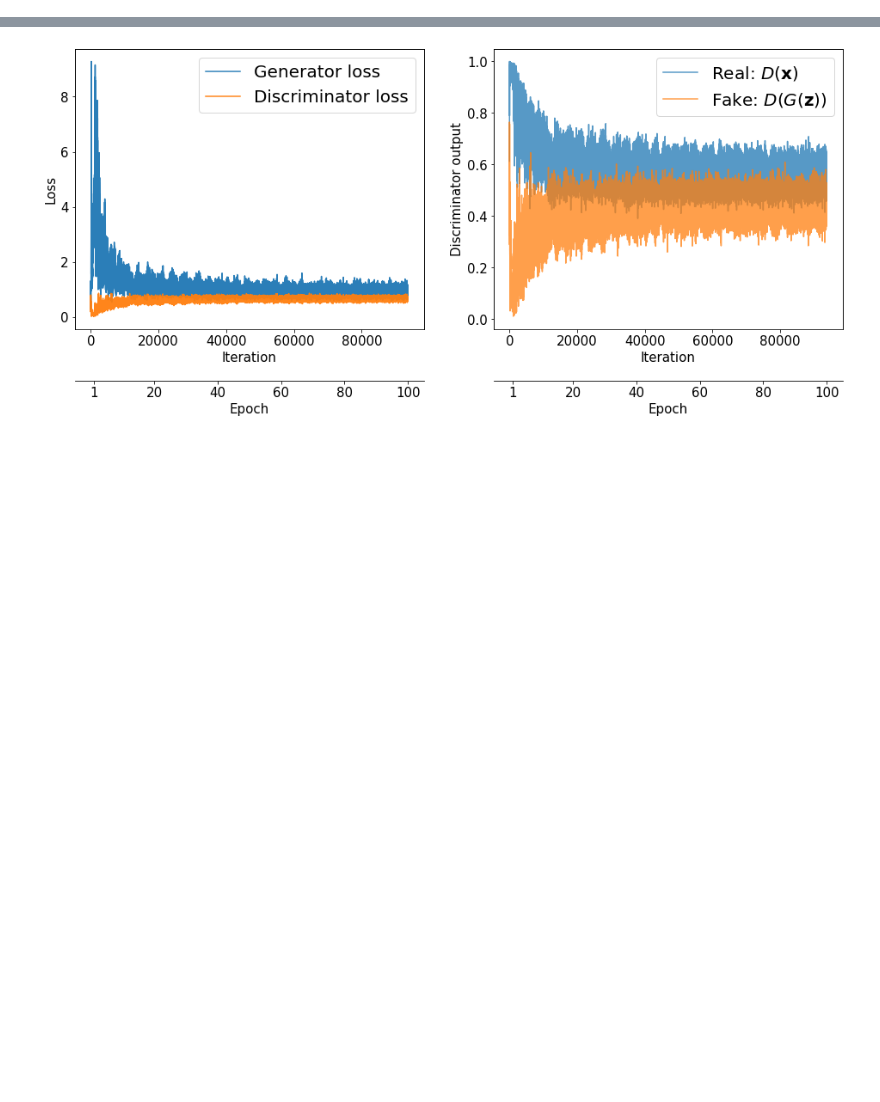
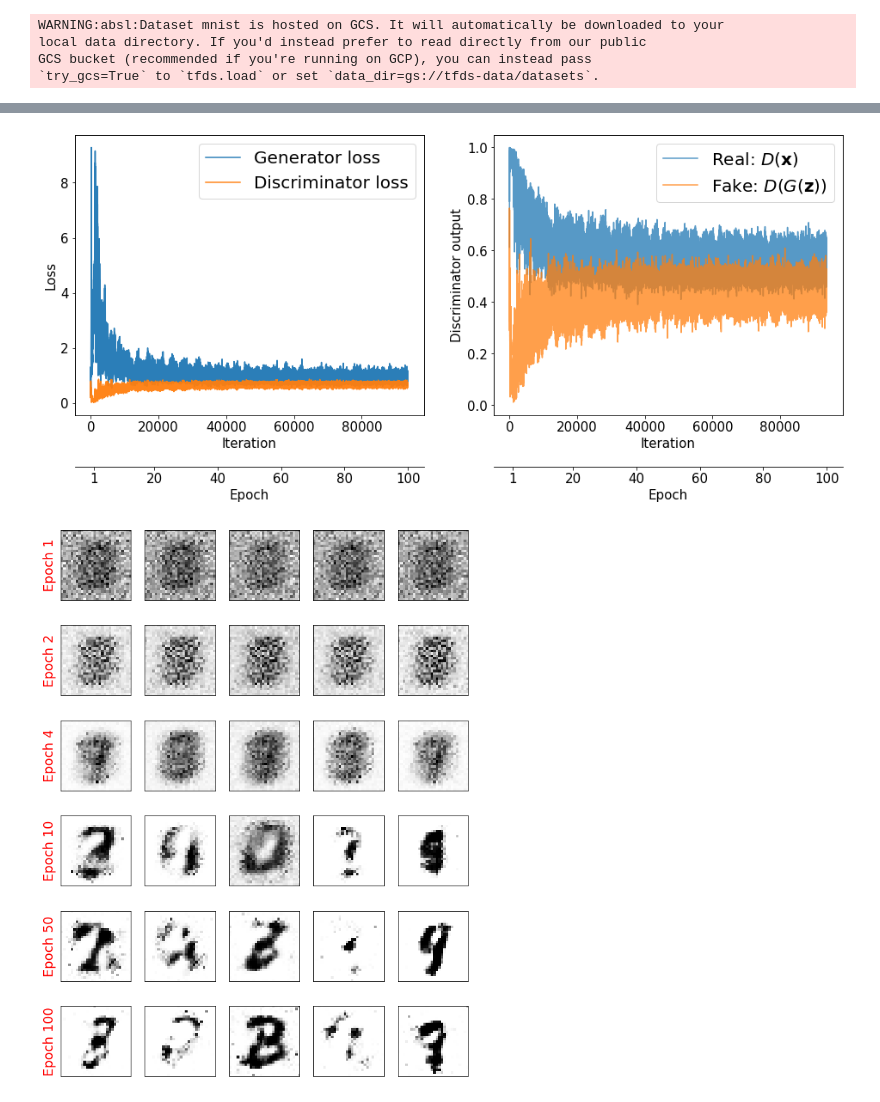
Before and after one commit to hiro1103/scikit-learn-data17, a Jupyter notebook: data17.ipynb, the cells around one changed output, grey strips where cells are left out. Saved outputs shown, nothing was run; the diff lists cells and outputs as text; code cells hidden in the pictures; blank space fills up the shorter version.

```diff
--- a/data17.ipynb
+++ b/data17.ipynb
@@ -1,4 +1,5 @@
 # %%
+from matplotlib import transforms
 import tensorflow as tf
 import tensorflow_datasets as tfds
 import numpy as np
@@ -280,5 +281,25 @@ ax2.set_xlim(ax.get_xlim())
 ax.tick_params(axis='both', which='major', labelsize=15)
 ax2.tick_params(axis='both', which='major', labelsize=15)
 plt.show()
+
+selected_epochs = [1, 2, 4, 10, 50, 100]
+fig = plt.figure(figsize=(10, 14))
+for i,e in enumerate(selected_epochs):
+    for j in range(5):
+        ax = fig.add_subplot(6, 5, i*5+j+1)
+        ax.set_xticks([])
+        ax.set_yticks([])
+        if j == 0:
+            ax.text(
+                -0.06, 0.5, 'Epoch {}'.format(e),
+                rotation=90, size=18, color='red',
+                horizontalalignment='right',
+                verticalalignment='center',
+                transform=ax.transAxes)
+
+        image = epoch_samples[e-1][j]
+        ax.imshow(image, cmap='gray_r')
+
+plt.show()
 # %% [output]
 2.8.0
@@ -300,0 +322,4 @@ Epoch 100 | ET 59.19 min | Avg Losses >> G/D 0.9439/1.3077 [D-Real: 0.6538 D-Fak
+WARNING:absl:Dataset mnist is hosted on GCS. It will automatically be downloaded to your
+local data directory. If you'd instead prefer to read directly from our public
+GCS bucket (recommended if you're running on GCP), you can instead pass
+`try_gcs=True` to `tfds.load` or set `data_dir=gs://tfds-data/datasets`.
@@ -301 +343,2 @@ Epoch 100 | ET 59.19 min | Avg Losses >> G/D 0.9439/1.3077 [D-Real: 0.6538 D-Fak
 [figure]
+[figure, added]
```
Also changed, not shown: parts of 1 cell of this notebook.
